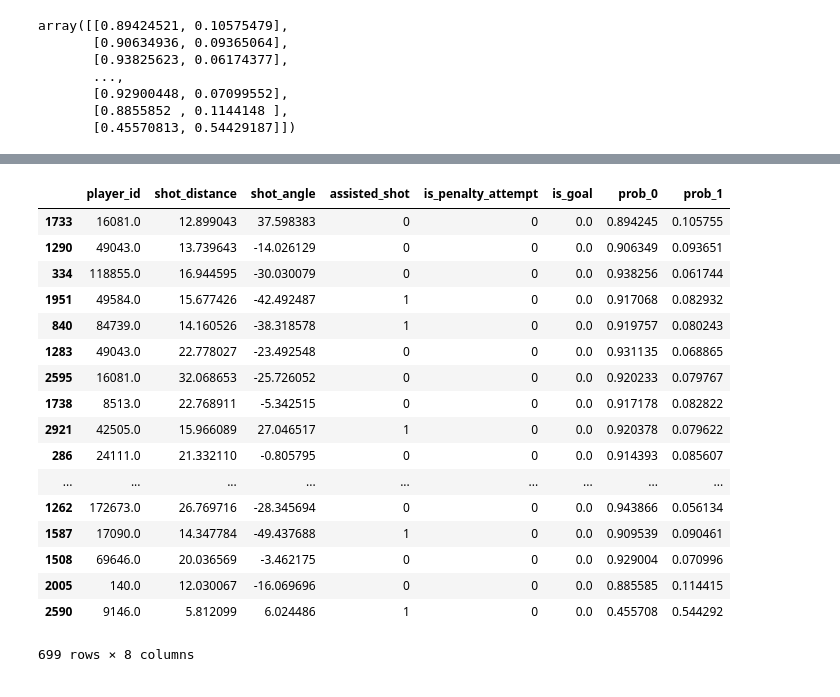
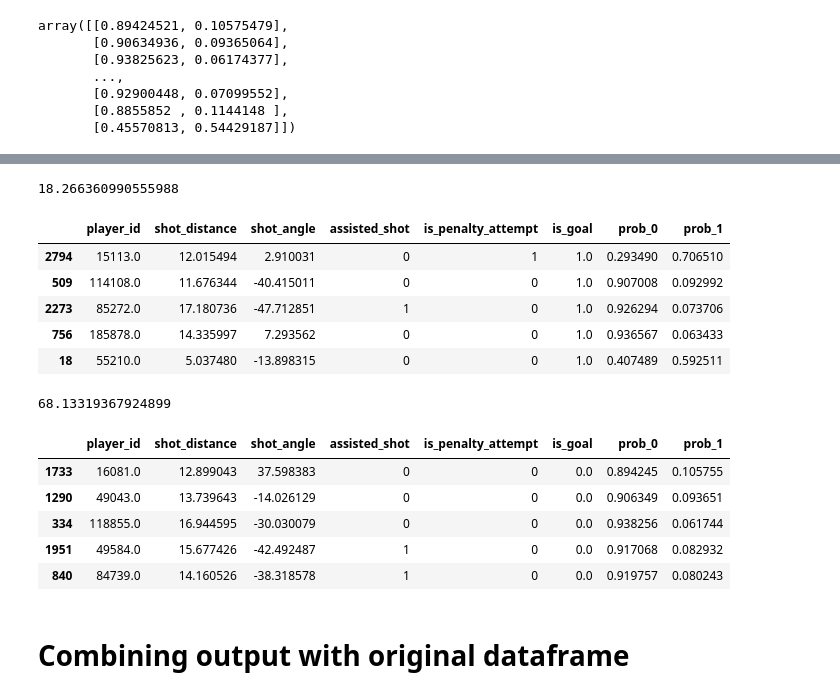
Before and after one commit to d-v-dlee/super_liga_xg, a Jupyter notebook: mongo_to_panda_eda.ipynb, the cells around one changed output, grey strips where cells are left out. Cells and saved outputs as stored; diff of their text form; code cells hidden in the pictures.

Commit message:
create model, create xG and xA to table

```diff
--- a/mongo_to_panda_eda.ipynb
+++ b/mongo_to_panda_eda.ipynb
@@ -154,21 +133,24 @@ df_test[df_test['is_goal'] == 1]
-# %%
-df_test[df_test['is_goal'] == 0]
-# %% [output]
-|  | player_id | shot_distance | shot_angle | assisted_shot | is_penalty_attempt | is_goal | prob_0 | prob_1 |
-| 1733 | 16081.0 | 12.899043 | 37.598383 | 0 | 0 | 0.0 | 0.894245 | 0.105755 |
-| 1290 | 49043.0 | 13.739643 | -14.026129 | 0 | 0 | 0.0 | 0.906349 | 0.093651 |
-| 334 | 118855.0 | 16.944595 | -30.030079 | 0 | 0 | 0.0 | 0.938256 | 0.061744 |
-| 1951 | 49584.0 | 15.677426 | -42.492487 | 1 | 0 | 0.0 | 0.917068 | 0.082932 |
-| 840 | 84739.0 | 14.160526 | -38.318578 | 1 | 0 | 0.0 | 0.919757 | 0.080243 |
-| 1283 | 49043.0 | 22.778027 | -23.492548 | 0 | 0 | 0.0 | 0.931135 | 0.068865 |
-| 2595 | 16081.0 | 32.068653 | -25.726052 | 0 | 0 | 0.0 | 0.920233 | 0.079767 |
-| 1738 | 8513.0 | 22.768911 | -5.342515 | 0 | 0 | 0.0 | 0.917178 | 0.082822 |
-| 2921 | 42505.0 | 15.966089 | 27.046517 | 1 | 0 | 0.0 | 0.920378 | 0.079622 |
-| 286 | 24111.0 | 21.332110 | -0.805795 | 0 | 0 | 0.0 | 0.914393 | 0.085607 |
-| ... | ... | ... | ... | ... | ... | ... | ... | ... |
-| 1262 | 172673.0 | 26.769716 | -28.345694 | 0 | 0 | 0.0 | 0.943866 | 0.056134 |
-| 1587 | 17090.0 | 14.347784 | -49.437688 | 1 | 0 | 0.0 | 0.909539 | 0.090461 |
-| 1508 | 69646.0 | 20.036569 | -3.462175 | 0 | 0 | 0.0 | 0.929004 | 0.070996 |
-| 2005 | 140.0 | 12.030067 | -16.069696 | 0 | 0 | 0.0 | 0.885585 | 0.114415 |
-| 2590 | 9146.0 | 5.812099 | 6.024486 | 1 | 0 | 0.0 | 0.455708 | 0.544292 |
-699 rows × 8 columns
+# %%
+print(df_test[df_test['is_goal'] == 1]['prob_1'].sum())
+df_test[df_test['is_goal'] == 1].head()
+# %% [output]
+18.266360990555988
+|  | player_id | shot_distance | shot_angle | assisted_shot | is_penalty_attempt | is_goal | prob_0 | prob_1 |
+| 2794 | 15113.0 | 12.015494 | 2.910031 | 0 | 1 | 1.0 | 0.293490 | 0.706510 |
+| 509 | 114108.0 | 11.676344 | -40.415011 | 0 | 0 | 1.0 | 0.907008 | 0.092992 |
+| 2273 | 85272.0 | 17.180736 | -47.712851 | 1 | 0 | 1.0 | 0.926294 | 0.073706 |
+| 756 | 185878.0 | 14.335997 | 7.293562 | 0 | 0 | 1.0 | 0.936567 | 0.063433 |
+| 18 | 55210.0 | 5.037480 | -13.898315 | 0 | 0 | 1.0 | 0.407489 | 0.592511 |
+# %%
+print(df_test[df_test['is_goal'] == 0]['prob_1'].sum())
+df_test[df_test['is_goal'] == 0].head()
+# %% [output]
+68.13319367924899
+|  | player_id | shot_distance | shot_angle | assisted_shot | is_penalty_attempt | is_goal | prob_0 | prob_1 |
+| 1733 | 16081.0 | 12.899043 | 37.598383 | 0 | 0 | 0.0 | 0.894245 | 0.105755 |
+| 1290 | 49043.0 | 13.739643 | -14.026129 | 0 | 0 | 0.0 | 0.906349 | 0.093651 |
+| 334 | 118855.0 | 16.944595 | -30.030079 | 0 | 0 | 0.0 | 0.938256 | 0.061744 |
+| 1951 | 49584.0 | 15.677426 | -42.492487 | 1 | 0 | 0.0 | 0.917068 | 0.082932 |
+| 840 | 84739.0 | 14.160526 | -38.318578 | 1 | 0 | 0.0 | 0.919757 | 0.080243 |
+# %% [markdown]
+# Combining output with original dataframe
```
Also changed, not shown: parts of 7 cells of this notebook.
